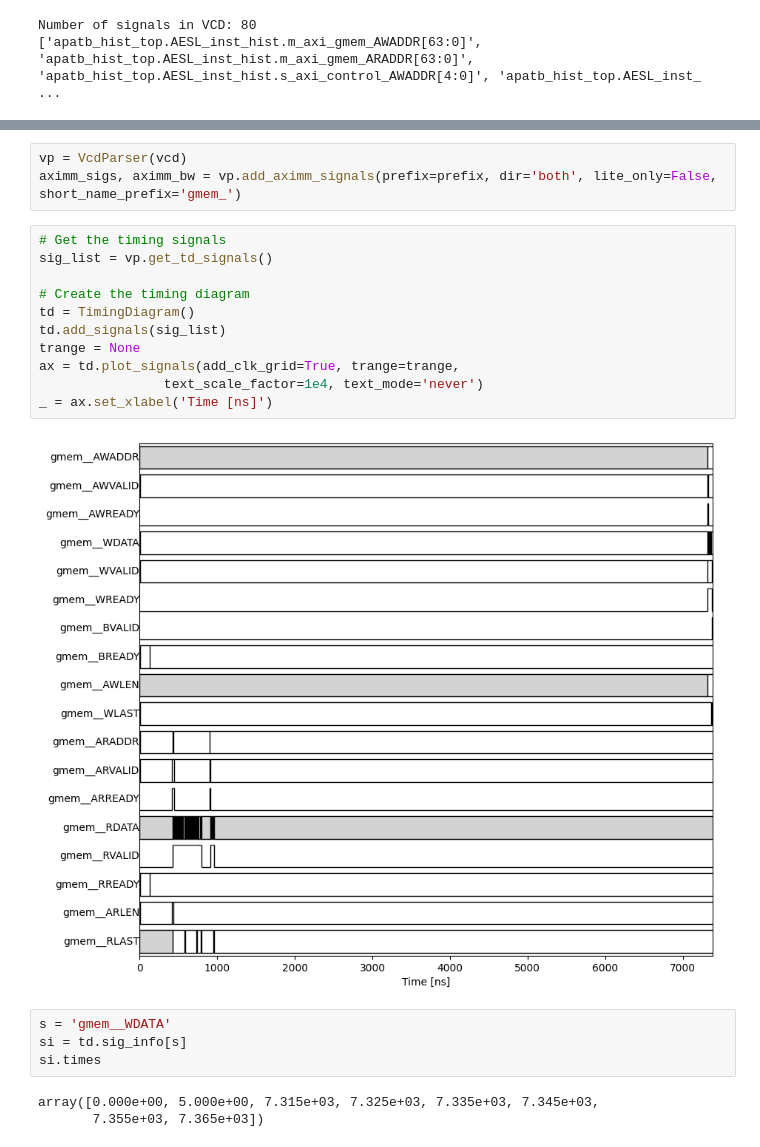
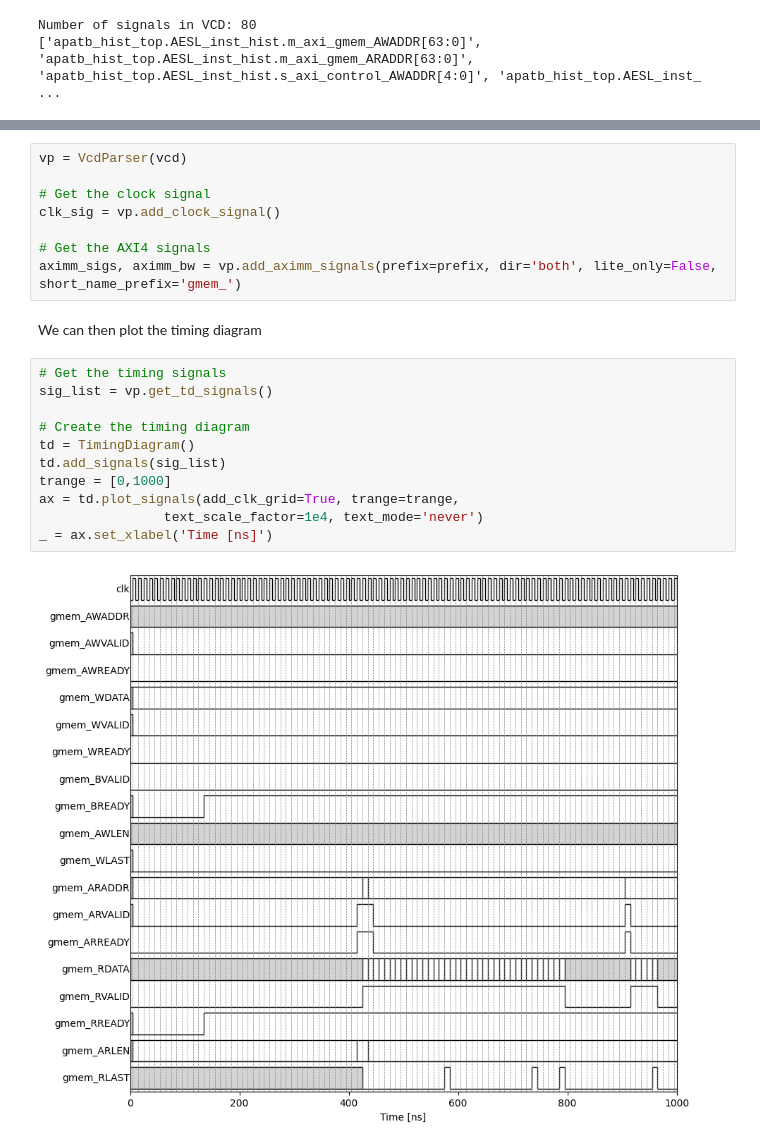
Before and after one commit to sdrangan/pysilicon, a Jupyter notebook: examples/histogram/view_timing.ipynb, the cells around one changed output, grey strips where cells are left out. Saved outputs shown, nothing was run; the diff lists cells and outputs as text.

Commit message:
Improved the burst timing analysis for MM

```diff
--- a/examples/histogram/view_timing.ipynb
+++ b/examples/histogram/view_timing.ipynb
@@ -60,23 +68,23 @@ Number of signals in VCD: 80
 # %%
 vp = VcdParser(vcd)
+
+# Get the clock signal
+clk_sig = vp.add_clock_signal()
+
+# Get the AXI4 signals
 aximm_sigs, aximm_bw = vp.add_aximm_signals(prefix=prefix, dir='both', lite_only=False, short_name_prefix='gmem_')
+# %% [markdown]
+We can then plot the timing diagram
 # %%
 # Get the timing signals
 sig_list = vp.get_td_signals()
 
 # Create the timing diagram
 td = TimingDiagram()
 td.add_signals(sig_list)
-trange = None
+trange = [0,1000]
 ax = td.plot_signals(add_clk_grid=True, trange=trange,
                 text_scale_factor=1e4, text_mode='never')
 _ = ax.set_xlabel('Time [ns]')
 # %% [output]
-[figure, old version]
+[figure, new version]
-# %%
-s = 'gmem__WDATA'
-si = td.sig_info[s]
-si.times
-# %% [output]
-array([0.000e+00, 5.000e+00, 7.315e+03, 7.325e+03, 7.335e+03, 7.345e+03,
-       7.355e+03, 7.365e+03])
```
Also changed, not shown: parts of 3 cells of this notebook, 15 other files.
